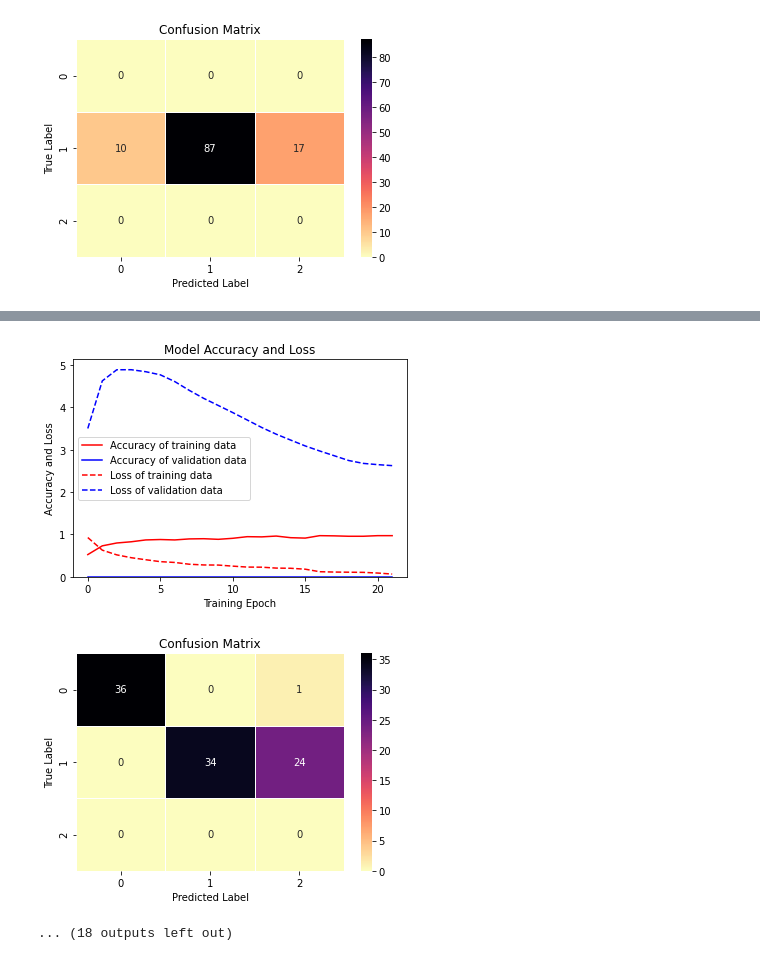
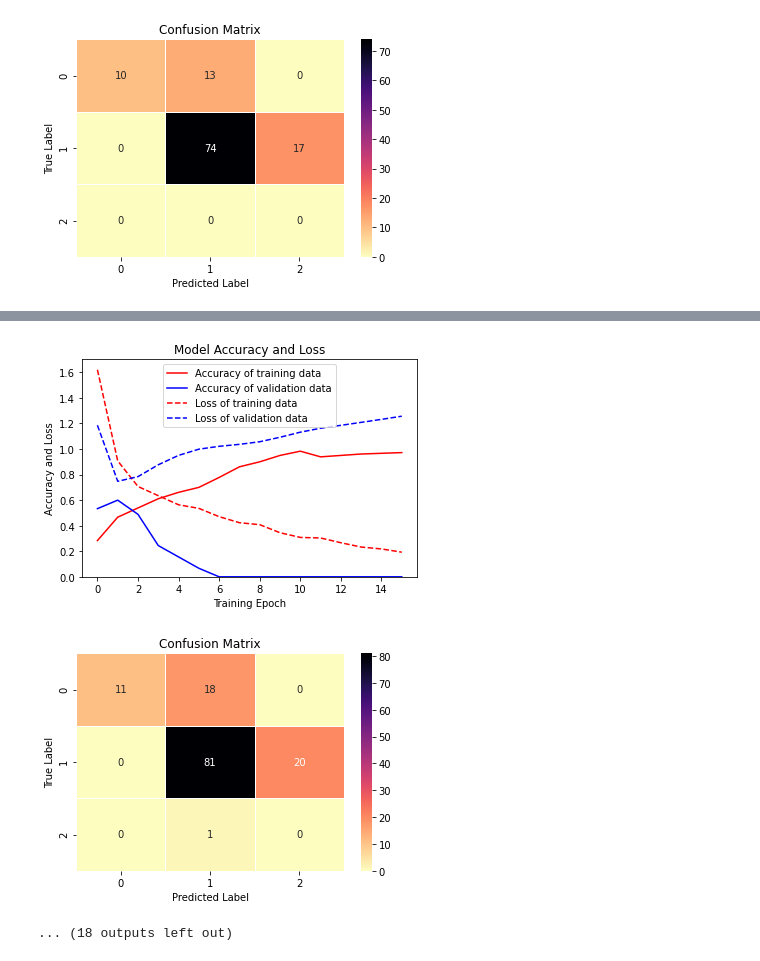
Before and after one commit to sanjevShakya/gait-deeplearning, a Jupyter notebook: notebooks/train_evaluate_all.ipynb, the cells around one changed output, grey strips where cells are left out. Cells and saved outputs as stored; diff of their text form; code cells hidden in the pictures.

```diff
--- a/notebooks/train_evaluate_all.ipynb
+++ b/notebooks/train_evaluate_all.ipynb
@@ -15,9 +16,16 @@ overlapPercents = [0, 10, 20, 30, 40, 50, 60, 70, 80, 90]
 
 for OVERLAP_PERCENT in overlapPercents:
     X, y, subjects = get_data_by_overlap_percent(OVERLAP_PERCENT)
+    exclude_subjects = ['d0g4P7NNnPGEJ6om'];
+    indexes = np.where(subjects == exclude_subjects)
+
+    X = np.delete(X, indexes[0], axis=0)
+    y = np.delete(y, indexes[0], axis=0)
+    subjects = np.delete(subjects, indexes[0], axis=0)
+
     X_train, X_test, y_train, y_test, y_train_non_encoded, y_test_non_encoded = split_test_train_by_subjects(
         X, y, subjects, train_percent=0.9)
-    model, history, evaluation_history = train_model(X_train, y_train, X_test, y_test, overlap_percent=OVERLAP_PERCENT, epochs=200)
+    model, history, evaluation_history = train_model(X_train, y_train, X_test, y_test, overlap_percent=OVERLAP_PERCENT, epochs=100)
     save_history(history, OVERLAP_PERCENT)
     save_test_history(evaluation_history, OVERLAP_PERCENT)
     save_accuracy_loss_figure(history, OVERLAP_PERCENT)
@@ -84,4 +92,4 @@ Saved validation details to /home/sanjeev/thesis/code/gait-deeplearning/notebook
-[figure, old version]
+[figure, new version]
 Model: "sequential_3"
 _________________________________________________________________
  Layer (type)                Output Shape              Param #
@@ -100,5 +108,5 @@ _________________________________________________________________
 Saved training details to /home/sanjeev/thesis/code/gait-deeplearning/notebooks/../src/../logs/log_30_overlap/history.csv
 Saved validation details to /home/sanjeev/thesis/code/gait-deeplearning/notebooks/../src/../logs/log_30_overlap/evaluation.csv
-[figure, old version]
+[figure, new version]
-[figure, old version]
+[figure, new version]
 ... (18 outputs left out)
```
Also changed, not shown: parts of 2 cells of this notebook, 5 other files.
